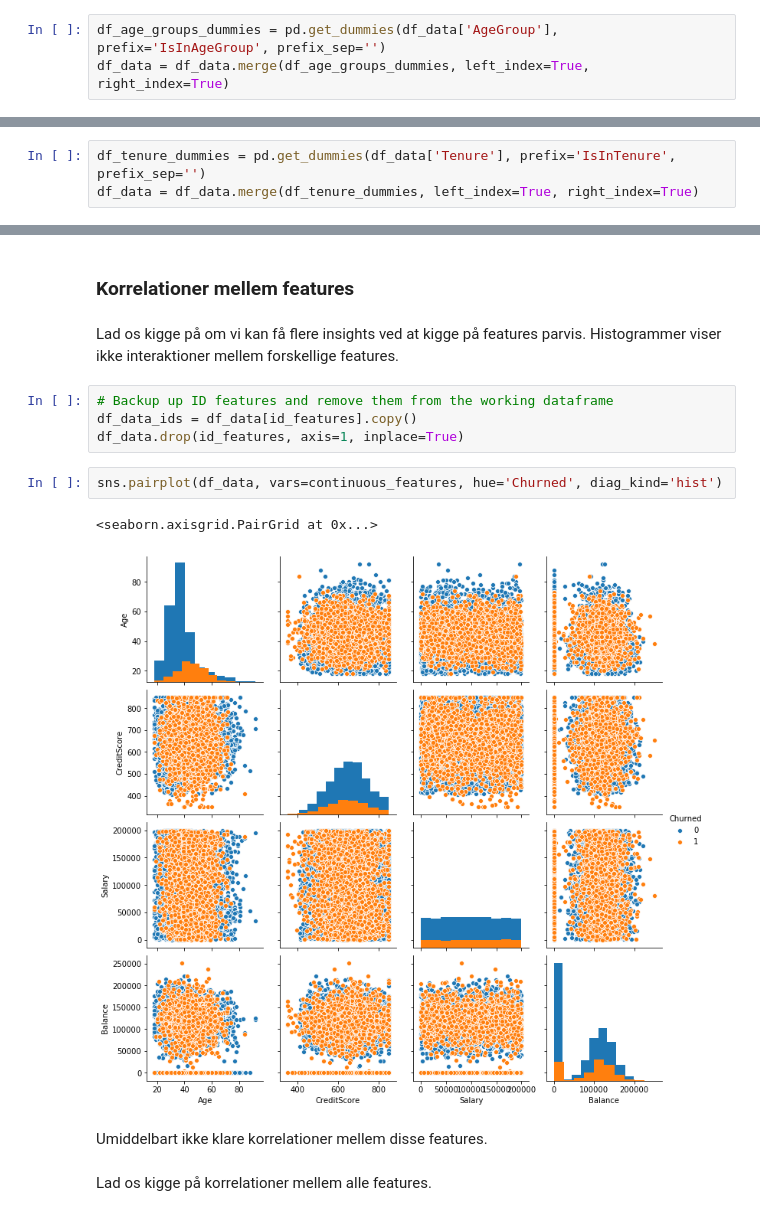
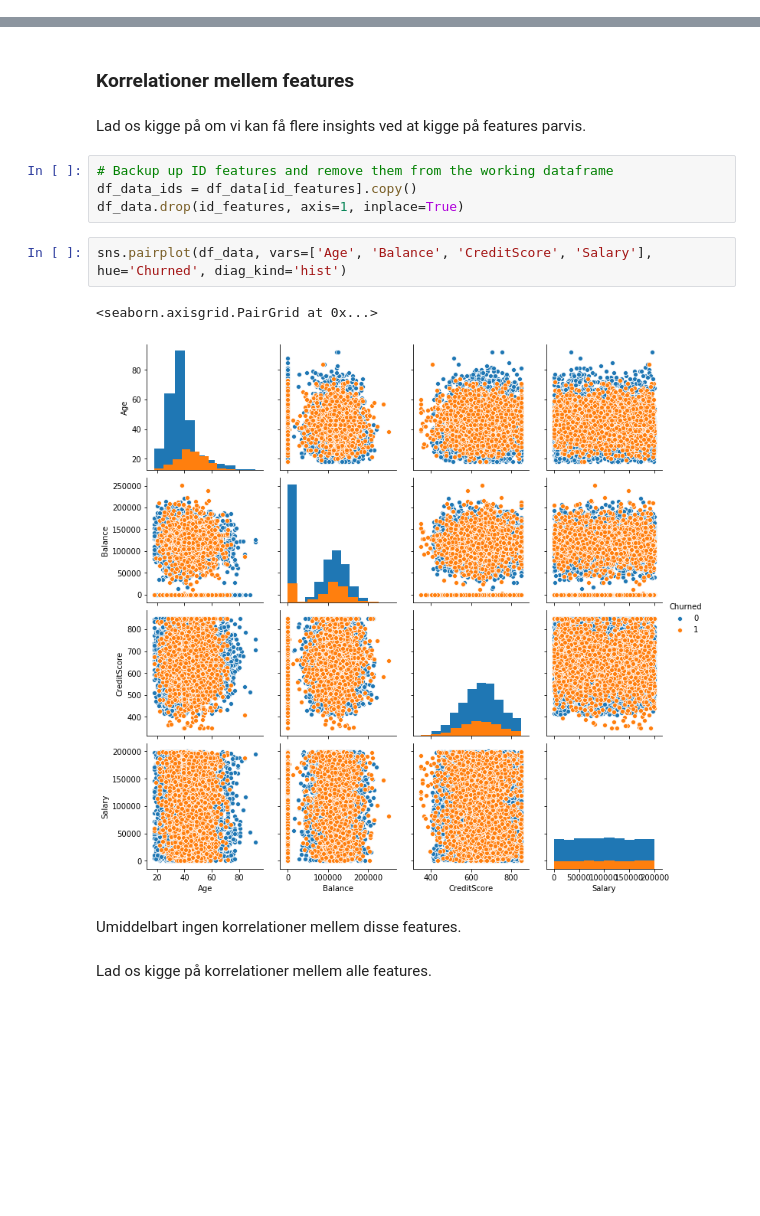
Before and after one commit to sheikhomar/lunch, a Jupyter notebook: analysis.ipynb, the cells around one changed output, grey strips where cells are left out. Drawn from its saved outputs; the diff is of its cells as text; blank space fills up the shorter version.

```diff
--- a/analysis.ipynb
+++ b/analysis.ipynb
@@ -423,6 +423,3 @@ fig, ax = plt.subplots(figsize=(18, 6))
 plot_histogram(df_data.sort_values('AgeGroup'), 'AgeGroup', annotate=True, ax=ax)
 # %% [output]
 [figure]
-# %%
-df_age_groups_dummies = pd.get_dummies(df_data['AgeGroup'], prefix='IsInAgeGroup', prefix_sep='')
-df_data = df_data.merge(df_age_groups_dummies, left_index=True, right_index=True)
@@ -449,3 +442,0 @@ categorical_features.add('Tenure')
-# %%
-df_tenure_dummies = pd.get_dummies(df_data['Tenure'], prefix='IsInTenure', prefix_sep='')
-df_data = df_data.merge(df_tenure_dummies, left_index=True, right_index=True)
@@ -618,18 +623,18 @@ Det er nok mere interessant at studere kunder, der er på vej væk.
 # %% [markdown]
 ### Korrelationer mellem features
 # %% [markdown]
-Lad os kigge på om vi kan få flere insights ved at kigge på features parvis. Histogrammer viser ikke interaktioner mellem forskellige features.
+Lad os kigge på om vi kan få flere insights ved at kigge på features parvis.
 # %%
 # Backup up ID features and remove them from the working dataframe
 df_data_ids = df_data[id_features].copy()
 df_data.drop(id_features, axis=1, inplace=True)
 # %%
-sns.pairplot(df_data, vars=continuous_features, hue='Churned', diag_kind='hist')
+sns.pairplot(df_data, vars=['Age', 'Balance', 'CreditScore', 'Salary'], hue='Churned', diag_kind='hist')
 # %% [output]
 <seaborn.axisgrid.PairGrid at 0x...>
-[figure, old version]
+[figure, new version]
 # %% [markdown]
-Umiddelbart ikke klare korrelationer mellem disse features.
+Umiddelbart ingen korrelationer mellem disse features.
 # %% [markdown]
 Lad os kigge på korrelationer mellem alle features.
 # %%
```
Also changed, not shown: parts of 45 cells of this notebook, 1 other file.
